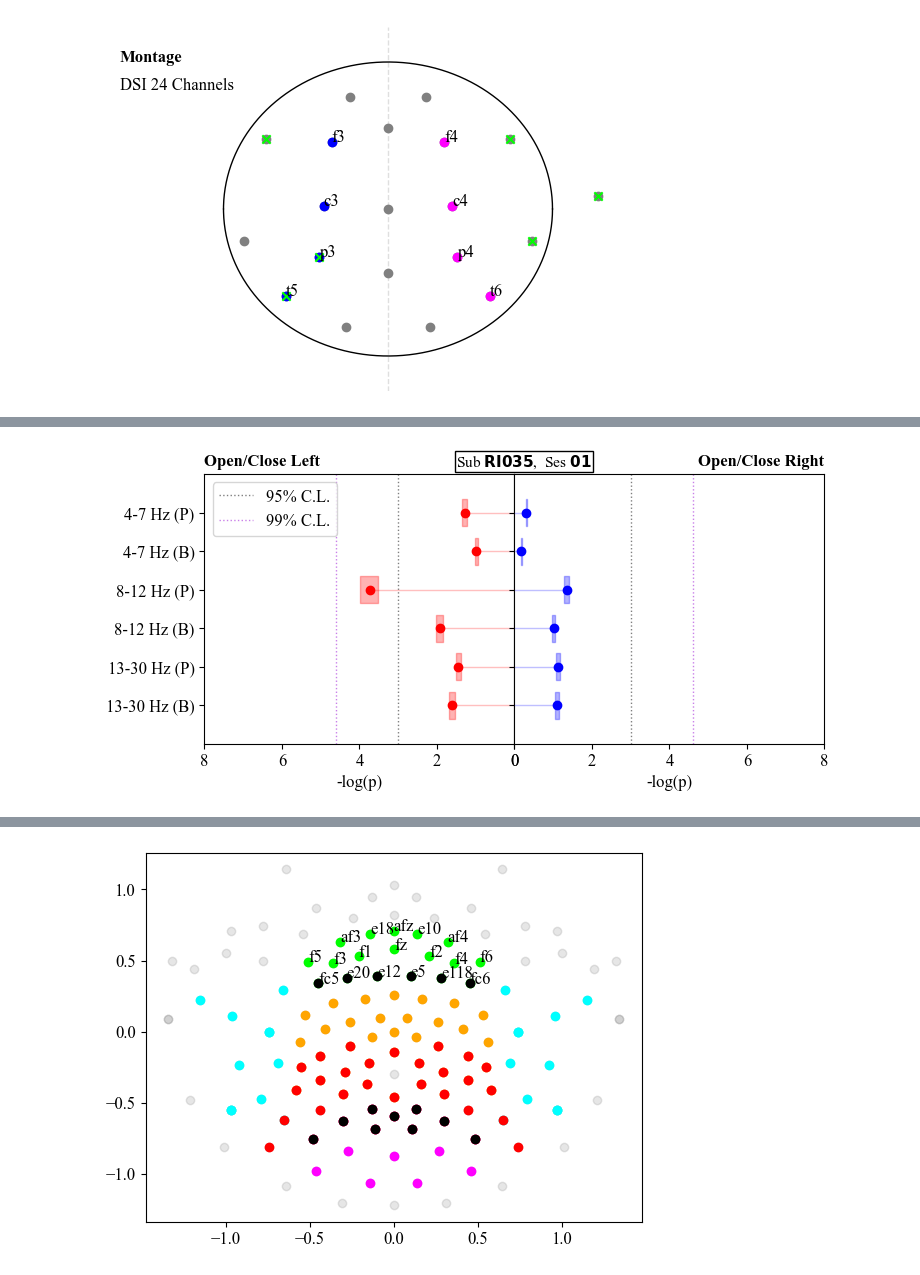
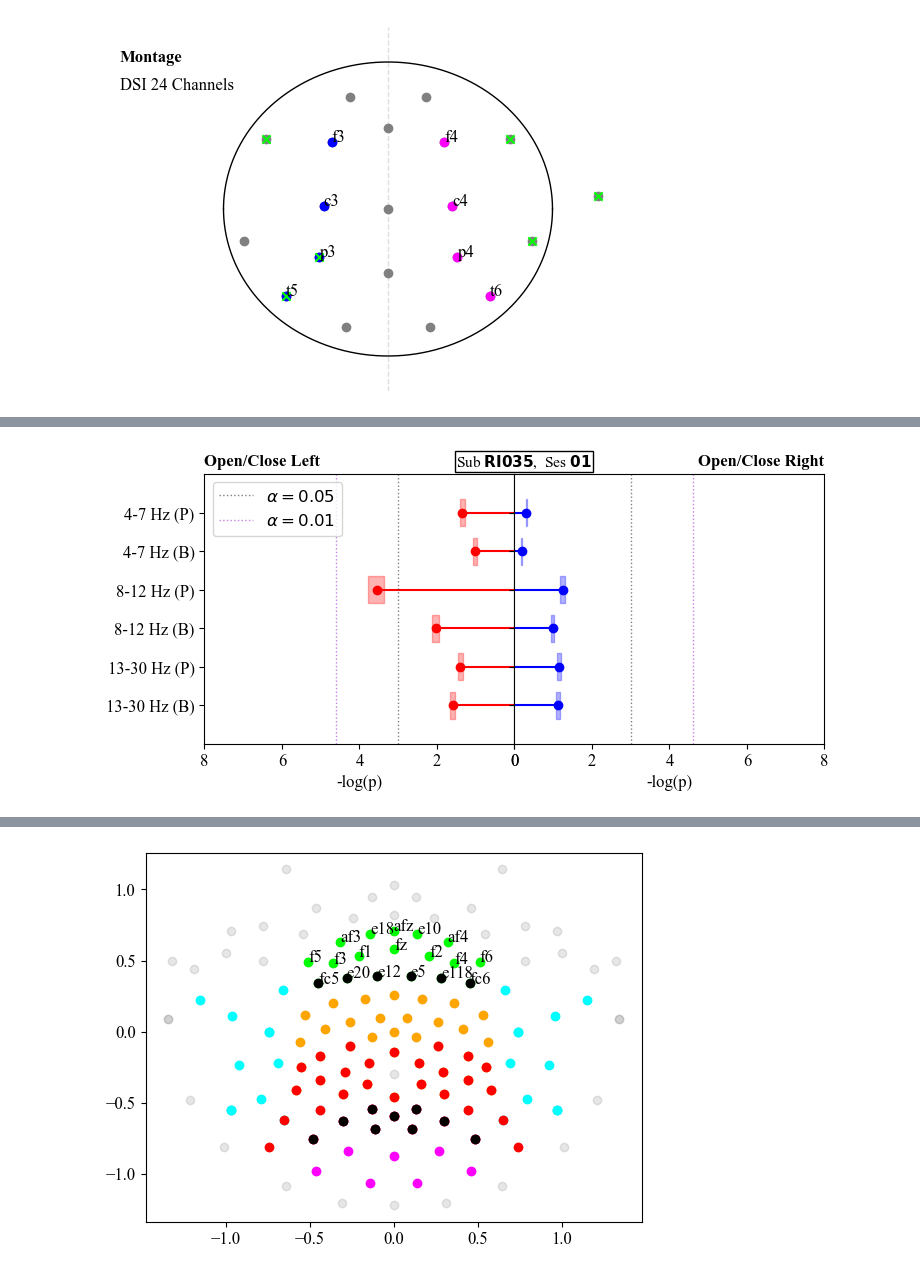
Before and after one commit to S-Shah-Lab/eeg_tools, a Jupyter notebook: tool_develop_motorimagery.ipynb, the cells around one changed output, grey strips where cells are left out. Saved outputs shown, nothing was run; the diff lists cells and outputs as text; code cells hidden in the pictures.

```diff
--- a/tool_develop_motorimagery.ipynb
+++ b/tool_develop_motorimagery.ipynb
@@ -786,44 +786,44 @@ ax1.scatter(x_values, y, color='red', marker='o')
 # Add confidence interval on true p
 for i in range(len(y)):
     ax1.fill_betweenx([y[i]-deltay, y[i]+deltay], xDown_values[i], xUp_values[i], color='red', alpha=0.3)
-ax1.hlines(y, 0, x_values, colors='red', lw=1, alpha=0.25)
+ax1.hlines(y, 0, x_values, colors='red', lw=1.5, alpha=1)
 ax1.set_xlabel(r'-log(p)')
 ax1.set_xlim(ax1.get_xlim()[::-1])  # Reverse the x-axis for left plot
 ax1.set_xlim(right=0, left=8)
 ax1.set_ylim(y_min, y_max)
-ax1.axvline(STAT.negP(0.05), color='black', lw=1, ls=':', alpha=0.5, label='95% C.L.')
-ax1.axvline(STAT.negP(0.01), color='darkviolet', lw=1, ls=':', alpha=0.5, label='99% C.L.')
+ax1.axvline(STAT.negP(0.05), color='black', lw=1, ls=':', alpha=0.5, label=r'$\alpha=0.05$')
+ax1.axvline(STAT.negP(0.01), color='darkviolet', lw=1, ls=':', alpha=0.5, label=r'$\alpha=0.01$')
 ax1.set_yticks(y)
 ax1.set_yticklabels(labels)
 ax1.legend(loc='upper left')
 # Right results
 #---------
 x_values = []
 xUp_values = []
 xDown_values = []
 for p in p_right:
     p_down, p, p_up = STAT.pvalue_interval(p, nSim+1)
     xUp_values.append(STAT.negP(p_up))
     x_values.append(STAT.negP(p))
     xDown_values.append(STAT.negP(p_down))
 #---------
 ax2.set_title('Open/Close Right', fontsize=12, loc='right', weight='bold')
 ax2.scatter(x_values, y, color='blue', marker='o')
 # Add confidence interval on true p
 for i in range(len(y)):
     ax2.fill_betweenx([y[i]-deltay, y[i]+deltay], xDown_values[i], xUp_values[i], color='blue', alpha=0.3)
-ax2.hlines(y, 0, x_values, colors='blue', lw=1, alpha=0.25)
+ax2.hlines(y, 0, x_values, colors='blue', lw=1.5, alpha=1)
 ax2.set_xlabel(r'-log(p)')
 ax2.set_xlim(left=0, right=8)
 ax1.set_ylim(y_min, y_max)
 ax2.axvline(STAT.negP(0.05), color='black', lw=1, ls=':', alpha=0.5)
 ax2.axvline(STAT.negP(0.01), color='darkviolet', lw=1, ls=':', alpha=0.5)
 
 ax1.text(1.25, 1.08, text_id, ha='right', va='top', transform = ax1.transAxes, fontsize=11,
                           bbox=dict(facecolor='white', edgecolor='black', boxstyle='square,pad=0.1'))
 
 #---------
 plt.subplots_adjust(wspace=0)  # Adjust space between subplots
 plt.show()
 # %% [output]
-[figure, old version]
+[figure, new version]
```
Also changed, not shown: parts of 41 cells of this notebook, 3 other files.
